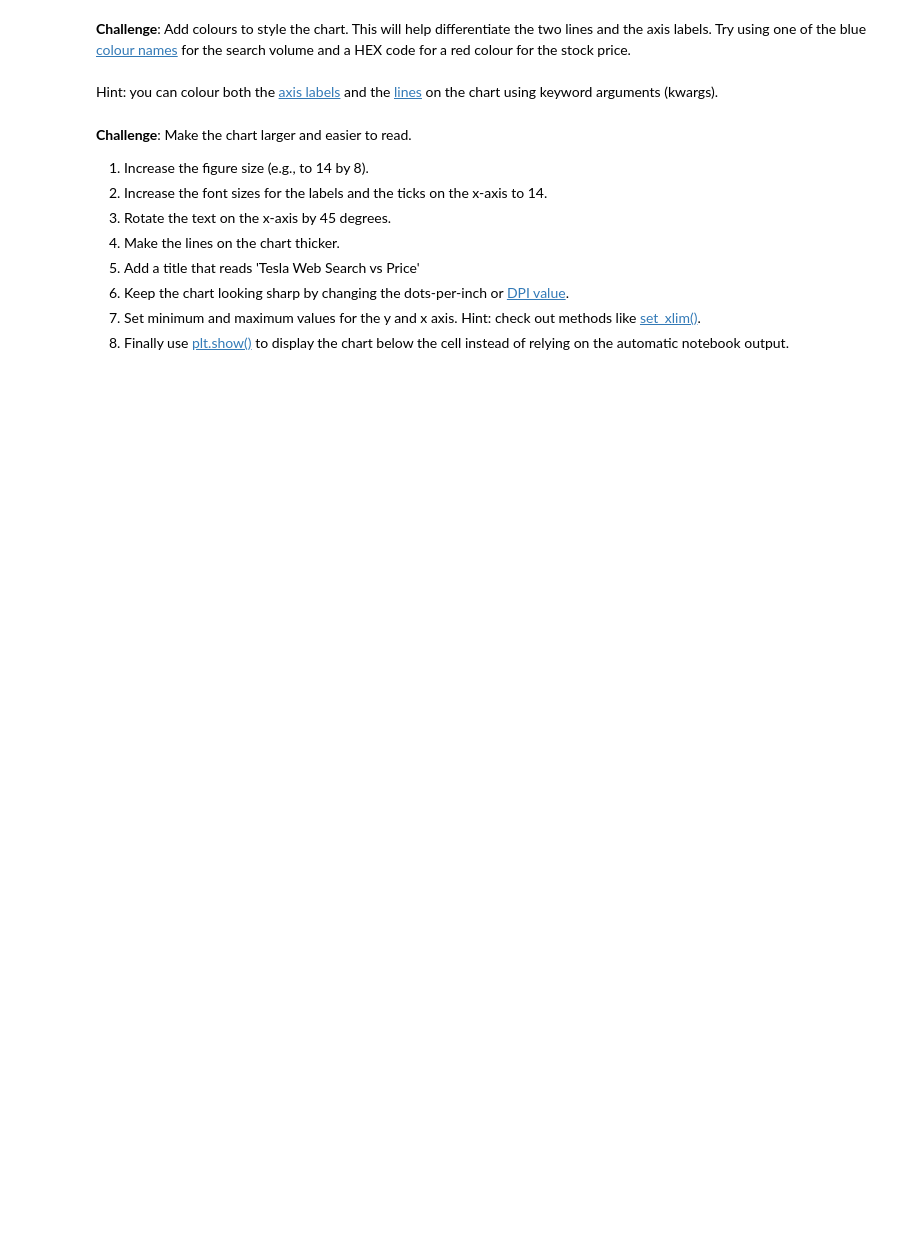
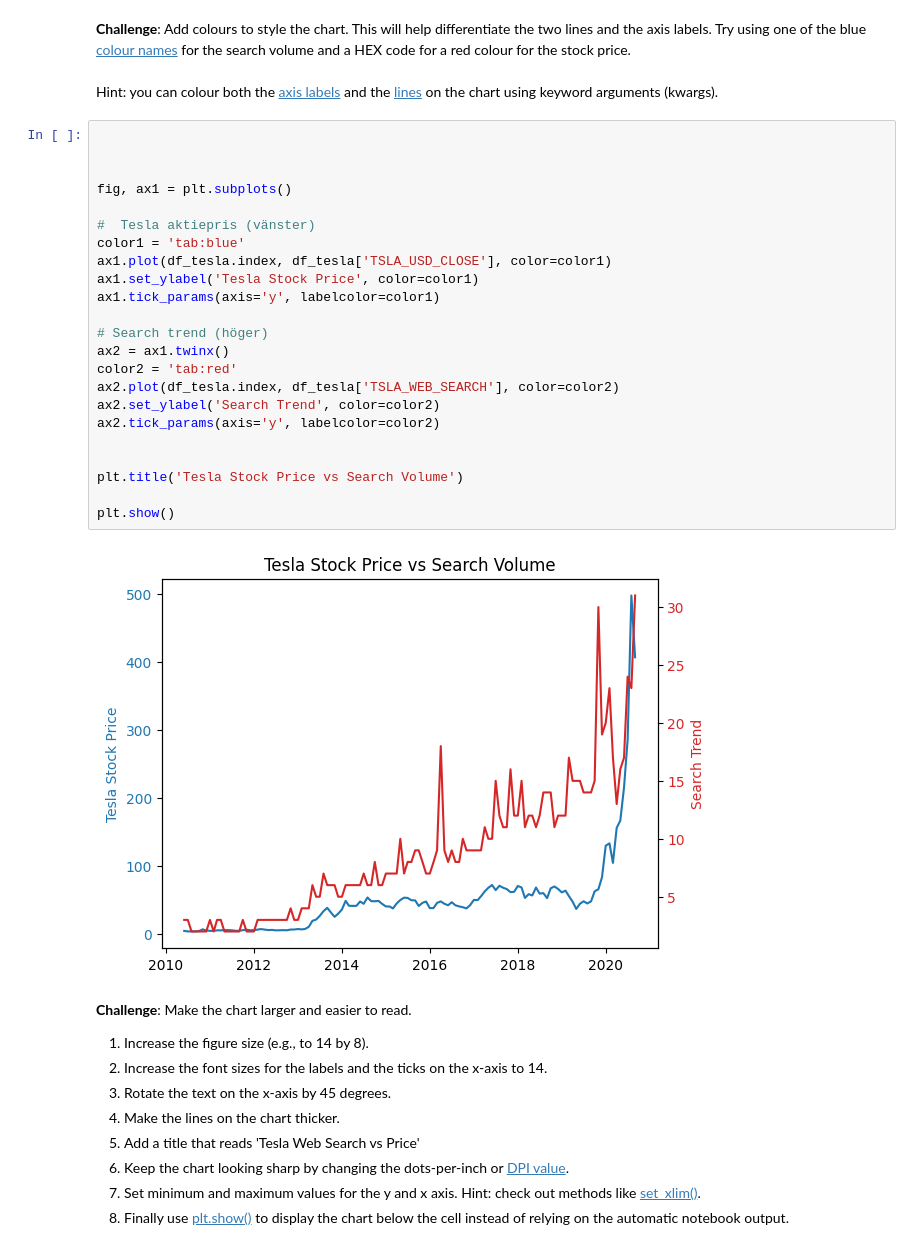
Before and after one commit to Response201/Python_Pro_Bootcamp_Day_16_to_100, a Jupyter notebook: Day 75/Project - Google Trends and Data Visualisation/Google_Trends_and_Data_Visualisation.ipynb, the cells around one changed output. Cells and saved outputs as stored; diff of their text form; blank space fills up the shorter version.

```diff
--- a/Day 75/Project - Google Trends and Data Visualisation/Google_Trends_and_Data_Visualisation.ipynb
+++ b/Day 75/Project - Google Trends and Data Visualisation/Google_Trends_and_Data_Visualisation.ipynb
@@ -211,6 +226,31 @@ Freq: ME, dtype: int64
 <br>
 <br>
 Hint: you can colour both the [axis labels](https://matplotlib.org/3.3.2/api/text_api.html#matplotlib.text.Text) and the [lines](https://matplotlib.org/3.2.1/api/_as_gen/matplotlib.lines.Line2D.html#matplotlib.lines.Line2D) on the chart using keyword arguments (kwargs).
+# %%
+
+
+
+fig, ax1 = plt.subplots()
+
+#  Tesla aktiepris (vänster)
+color1 = 'tab:blue'
+ax1.plot(df_tesla.index, df_tesla['TSLA_USD_CLOSE'], color=color1)
+ax1.set_ylabel('Tesla Stock Price', color=color1)
+ax1.tick_params(axis='y', labelcolor=color1)
+
+# Search trend (höger)
+ax2 = ax1.twinx()
+color2 = 'tab:red'
+ax2.plot(df_tesla.index, df_tesla['TSLA_WEB_SEARCH'], color=color2)
+ax2.set_ylabel('Search Trend', color=color2)
+ax2.tick_params(axis='y', labelcolor=color2)
+
+
+plt.title('Tesla Stock Price vs Search Volume')
+
+plt.show()
+# %% [output]
+[figure, added]
 # %% [markdown]
 **Challenge**: Make the chart larger and easier to read.
 1. Increase the figure size (e.g., to 14 by 8).
```
Also changed, not shown: parts of 8 cells of this notebook.
